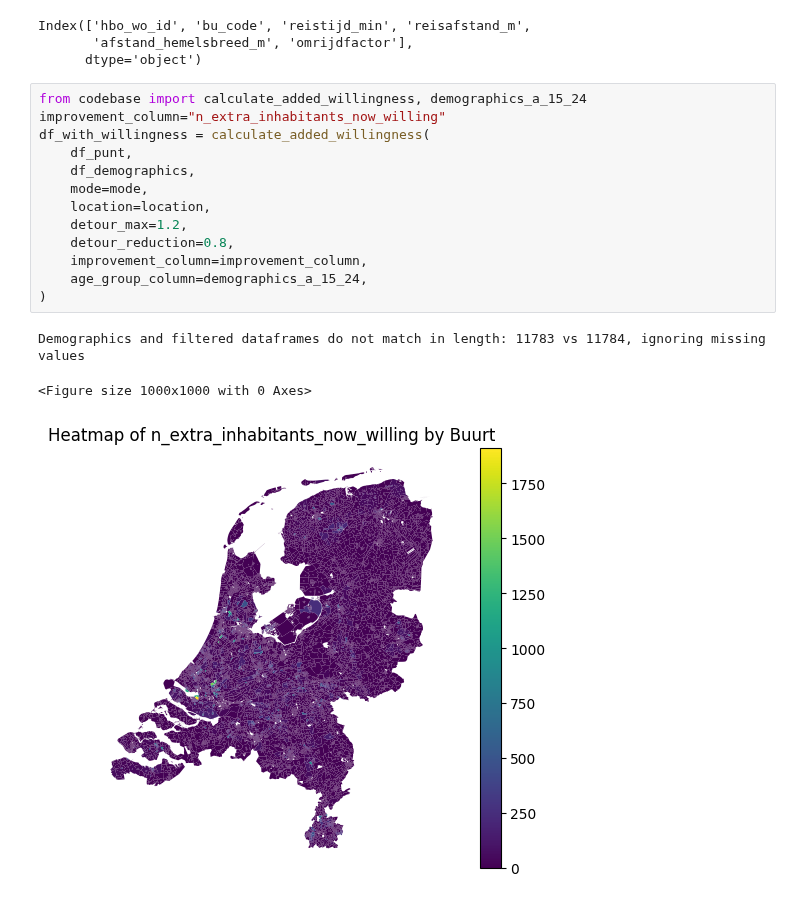
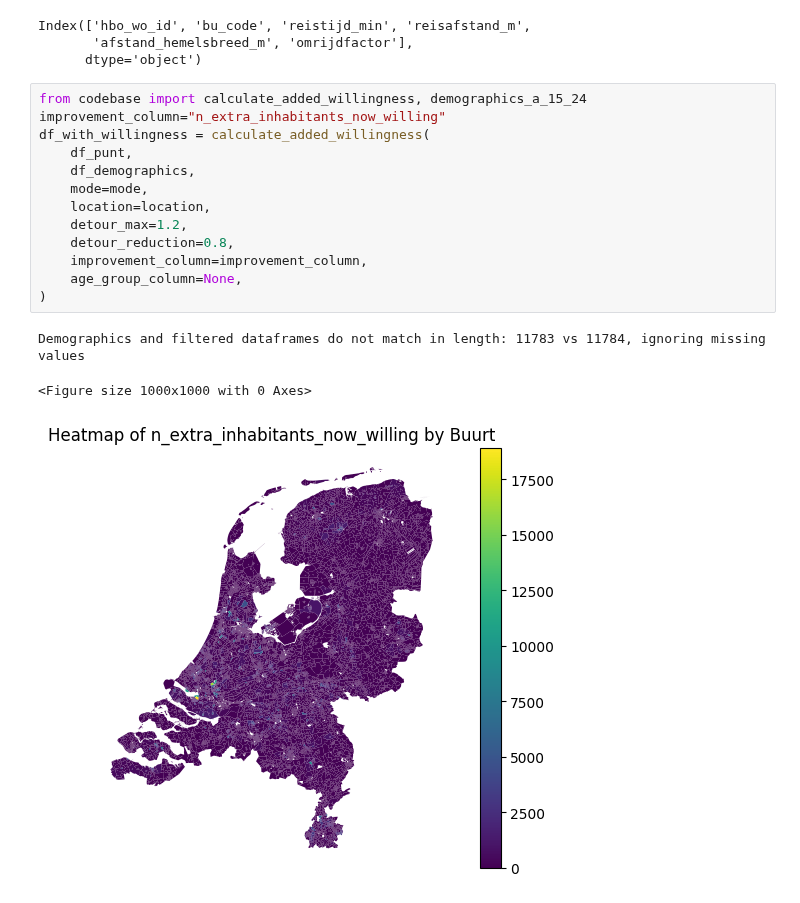
Before and after one commit to FabianScott/Design-of-AI-driven-business-operation, a Jupyter notebook: Topic3/exploration.ipynb, the cells around one changed output. Saved outputs shown, nothing was run; the diff lists cells and outputs as text.

```diff
--- a/Topic3/exploration.ipynb
+++ b/Topic3/exploration.ipynb
@@ -29,20 +29,20 @@ Index(['hbo_wo_id', 'bu_code', 'reistijd_min', 'reisafstand_m',
 # %%
 from codebase import calculate_added_willingness, demographics_a_15_24
 improvement_column="n_extra_inhabitants_now_willing"
 df_with_willingness = calculate_added_willingness(
     df_punt,
     df_demographics,
     mode=mode,
     location=location,
     detour_max=1.2,
     detour_reduction=0.8,
     improvement_column=improvement_column,
-    age_group_column=demographics_a_15_24,
+    age_group_column=None,
 )
 # %% [output]
 Demographics and filtered dataframes do not match in length: 11783 vs 11784, ignoring missing values
 <Figure size 1000x1000 with 0 Axes>
-[figure, old version]
+[figure, new version]
 # %%
 top_n = 10
 df_with_willingness.sort_values(by=improvement_column, ascending=False)[["bu_code", improvement_column]][:top_n]
```
Also changed, not shown: parts of 1 cell of this notebook.
